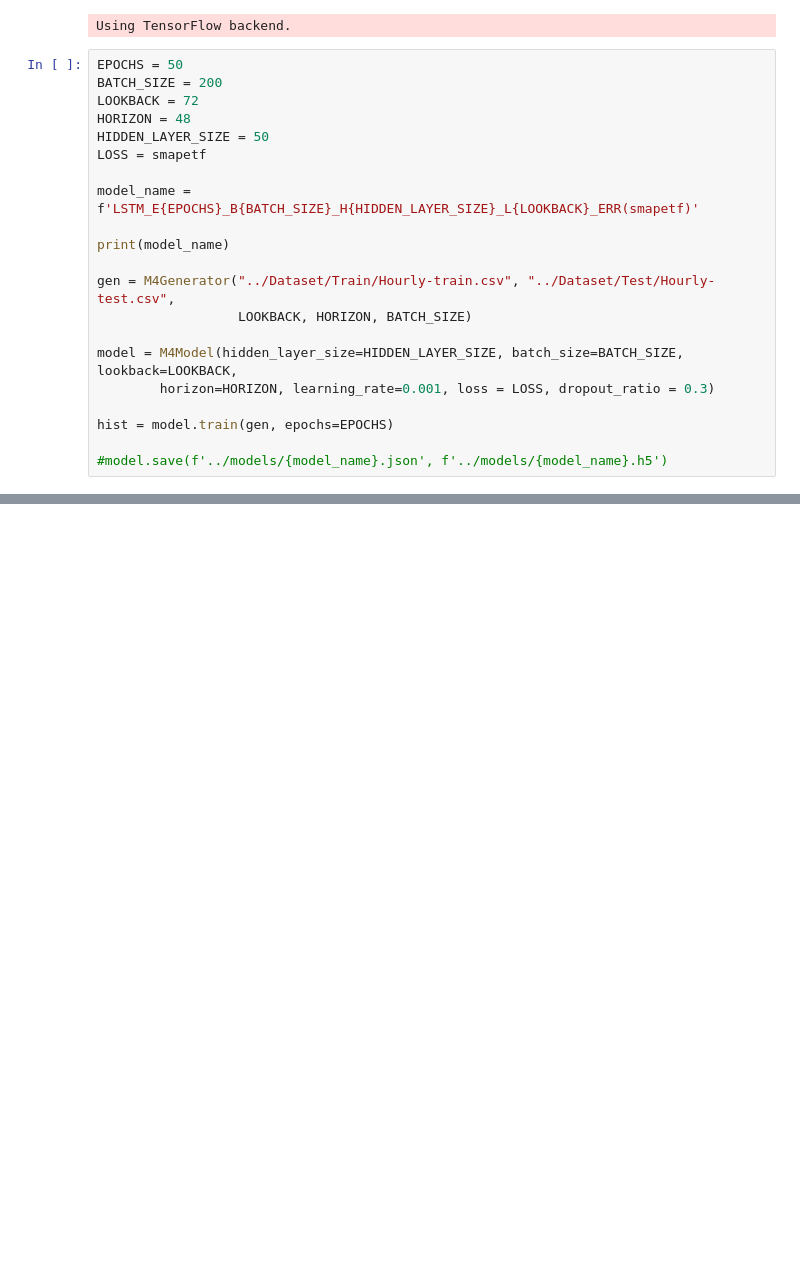
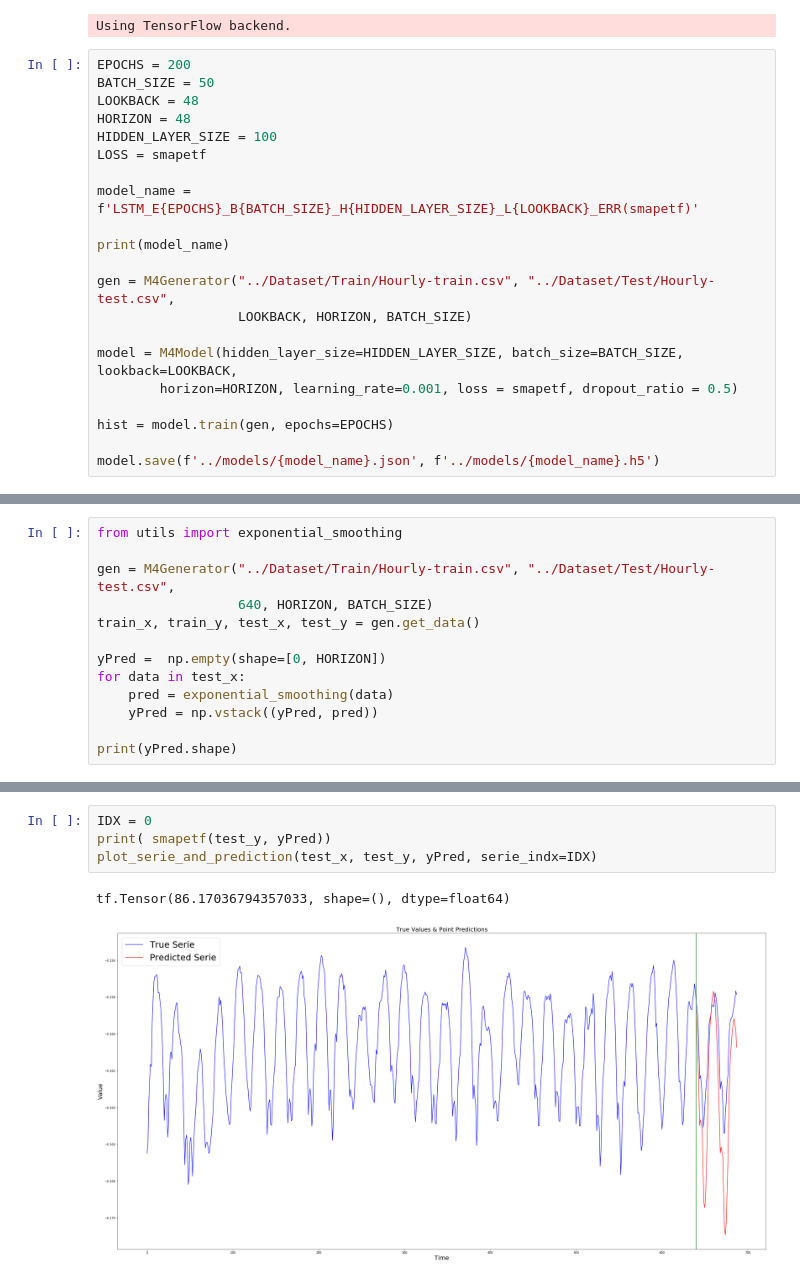
Before and after one commit to yamen23ali/m4-lstm, a Jupyter notebook: notebooks/Point_predection_mae.ipynb, the cells around one changed output, grey strips where cells are left out. Saved outputs shown, nothing was run; the diff lists cells and outputs as text; blank space fills up the shorter version.

Commit message:
add first experiement with smape

```diff
--- a/notebooks/Point_predection_mae.ipynb
+++ b/notebooks/Point_predection_mae.ipynb
@@ -19,11 +19,11 @@ import tensorflow as tf
 # %% [output]
 Using TensorFlow backend.
 # %%
-EPOCHS = 50
-BATCH_SIZE = 200
-LOOKBACK = 72
+EPOCHS = 200
+BATCH_SIZE = 50
+LOOKBACK = 48
 HORIZON = 48
-HIDDEN_LAYER_SIZE = 50
+HIDDEN_LAYER_SIZE = 100
 LOSS = smapetf
 
 model_name = f'LSTM_E{EPOCHS}_B{BATCH_SIZE}_H{HIDDEN_LAYER_SIZE}_L{LOOKBACK}_ERR(smapetf)'
@@ -34,9 +34,9 @@ gen = M4Generator("../Dataset/Train/Hourly-train.csv", "../Dataset/Test/Hourly-t
                   LOOKBACK, HORIZON, BATCH_SIZE)
 
 model = M4Model(hidden_layer_size=HIDDEN_LAYER_SIZE, batch_size=BATCH_SIZE, lookback=LOOKBACK,
-        horizon=HORIZON, learning_rate=0.001, loss = LOSS, dropout_ratio = 0.3)
+        horizon=HORIZON, learning_rate=0.001, loss = smapetf, dropout_ratio = 0.5)
 
 hist = model.train(gen, epochs=EPOCHS)
 
-#model.save(f'../models/{model_name}.json', f'../models/{model_name}.h5')
+model.save(f'../models/{model_name}.json', f'../models/{model_name}.h5')
 # %% [output]
@@ -108,0 +107,13 @@ with open(f'models/{model_name}.txt', 'a') as file:
+# %%
+from utils import exponential_smoothing
+
+gen = M4Generator("../Dataset/Train/Hourly-train.csv", "../Dataset/Test/Hourly-test.csv",
+                  640, HORIZON, BATCH_SIZE)
+train_x, train_y, test_x, test_y = gen.get_data()
+
+yPred =  np.empty(shape=[0, HORIZON])
+for data in test_x:
+    pred = exponential_smoothing(data)
+    yPred = np.vstack((yPred, pred))
+
+print(yPred.shape)
@@ -108,0 +122,7 @@ with open(f'models/{model_name}.txt', 'a') as file:
+# %%
+IDX = 0
+print( smapetf(test_y, yPred))
+plot_serie_and_prediction(test_x, test_y, yPred, serie_indx=IDX)
+# %% [output]
+tf.Tensor(86.17036794357033, shape=(), dtype=float64)
+[figure, added]
```
Also changed, not shown: parts of 7 cells of this notebook, 13 other files.
